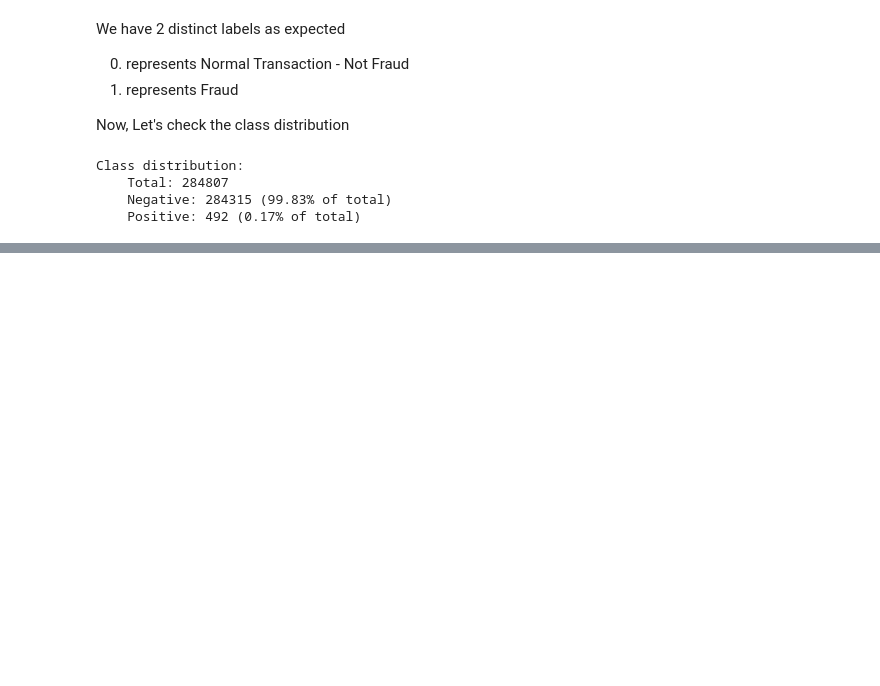
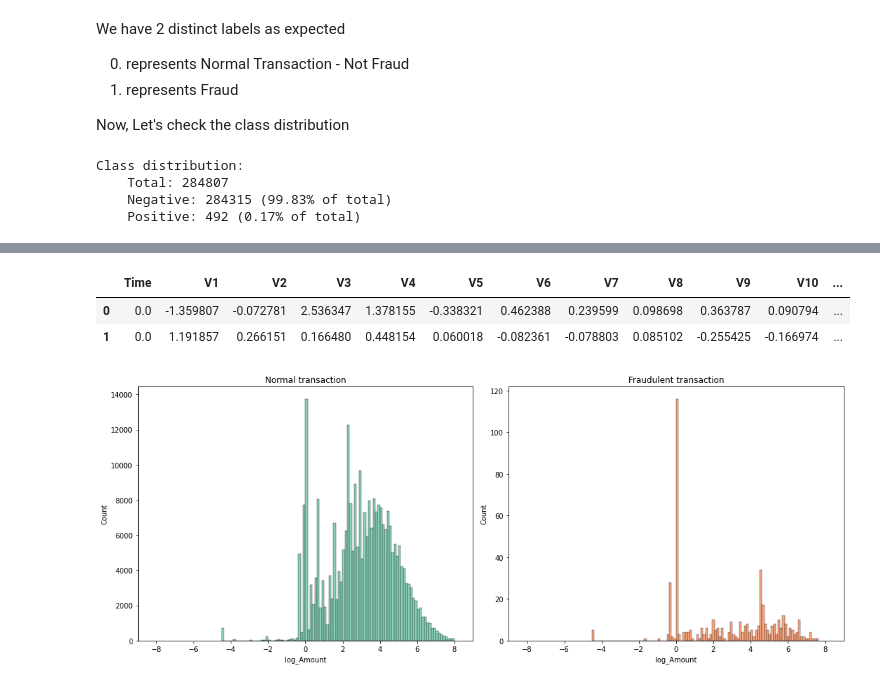
Before and after one commit to iRahulPandey/medium-articles, a Jupyter notebook: Imbalanced_Dataset.ipynb, the cells around one changed output, grey strips where cells are left out. Cells and saved outputs as stored; diff of their text form; code cells hidden in the pictures; blank space fills up the shorter version.

```diff
--- a/Imbalanced_Dataset.ipynb
+++ b/Imbalanced_Dataset.ipynb
@@ -105,0 +136,22 @@ sns.countplot(x = 'Class', data=df);
+# %%
+# convert Amount to log scale
+# some amount is 0 and log is not defined at 0 hence add small amount
+error = 0.001
+df['log_Amount'] = np.log(df['Amount']+error)
+df.head(n=2)
+# %% [output]
+|  | Time | V1 | V2 | V3 | V4 | V5 | V6 | V7 | V8 | V9 | V10 | ... |
+| 0 | 0.0 | -1.359807 | -0.072781 | 2.536347 | 1.378155 | -0.338321 | 0.462388 | 0.239599 | 0.098698 | 0.363787 | 0.090794 | ... |
+| 1 | 0.0 | 1.191857 | 0.266151 | 0.166480 | 0.448154 | 0.060018 | -0.082361 | -0.078803 | 0.085102 | -0.255425 | -0.166974 | ... |
+# %%
+# check distribution of log_Amount
+f, axs = plt.subplots(1, 2, figsize=(15, 6), gridspec_kw=dict(width_ratios=[4, 4]))
+sns.histplot(df[(df.Amount<3000) & (df.Amount>0)& (df.Class==0)], x="log_Amount", bins=100, color='#66c2a4', ax=axs[0])
+sns.histplot(df[(df.Amount<3000) & (df.Amount>0)& (df.Class==1)], x="log_Amount", bins=100, color='#fc8d59', ax=axs[1])
+axs[0].set_xlim([-9,9])
+axs[1].set_xlim([-9,9])
+axs[0].set_title('Normal transaction')
+axs[1].set_title('Fraudulent transaction')
+f.tight_layout()
+# %% [output]
+[figure, added]
```
Also changed, not shown: parts of 27 cells of this notebook.
